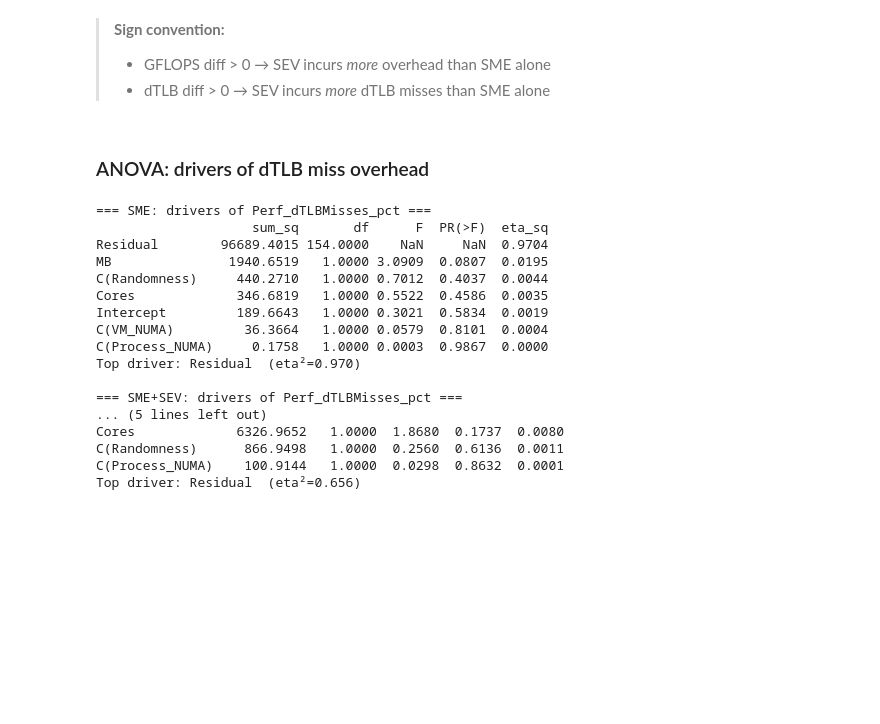
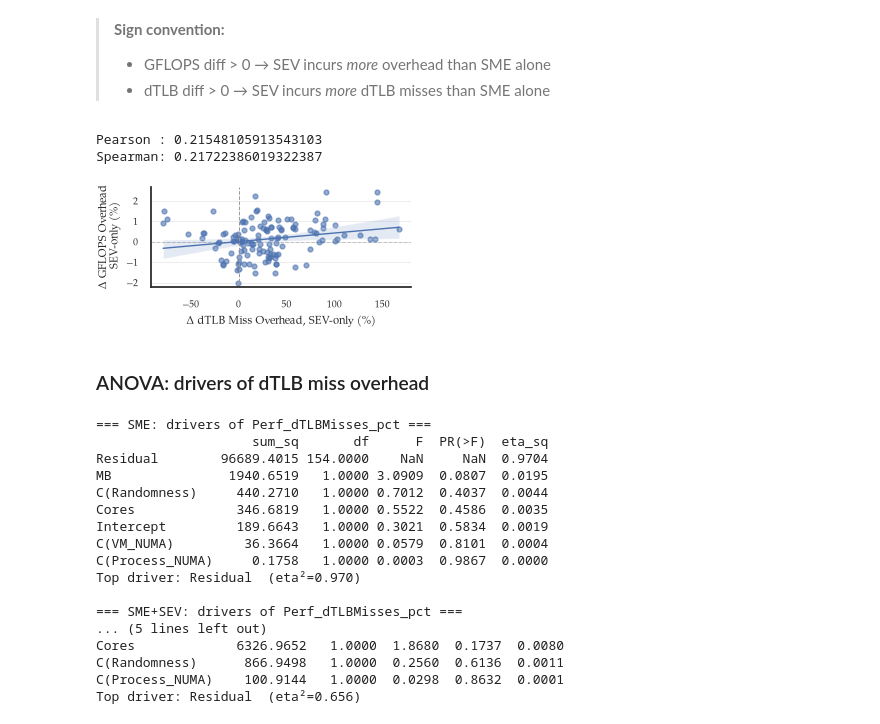
Before and after one commit to engelsm/AMD-CC-Perf, a Jupyter notebook: benchmark/spmv/spmv_analysis.ipynb, the cells around one changed output. Drawn from its saved outputs; the diff is of its cells as text; code cells hidden in the pictures; blank space fills up the shorter version.

```diff
--- a/benchmark/spmv/spmv_analysis.ipynb
+++ b/benchmark/spmv/spmv_analysis.ipynb
@@ -1341,32 +1356,36 @@ print(overhead_df.groupby("Mode")["Perf_dTLBMisses_pct"].aggregate(['median']))
 # %%
 pivot = overhead_df.pivot_table(
     index=["MB", "Cores", "VM_NUMA", "Process_NUMA", "Randomness"],
     columns="Mode",
     values=["SpMV_GFLOPS_pct", "Perf_dTLBMisses_pct"]
 )
 
 pivot.columns = ["_".join(col) for col in pivot.columns]
 
 pivot["GFLOPS_diff"] = ( pivot["SpMV_GFLOPS_pct_SME+SEV"] - pivot["SpMV_GFLOPS_pct_SME"])
 pivot["dTLB_diff"] = ( pivot["Perf_dTLBMisses_pct_SME+SEV"] - pivot["Perf_dTLBMisses_pct_SME"])
 
 corr_df = pivot[["GFLOPS_diff", "dTLB_diff"]].dropna().copy()
 corr_iqr = iqr_filter(corr_df, ["GFLOPS_diff", "dTLB_diff"])
 
 print("Pearson :", corr_iqr["GFLOPS_diff"].corr(corr_iqr["dTLB_diff"], method="pearson"))
 print("Spearman:", corr_iqr["GFLOPS_diff"].corr(corr_iqr["dTLB_diff"], method="spearman"))
 
-fig, ax = plt.subplots(figsize=(cs.COLW, 1.7))
+fig, ax = plt.subplots(figsize=(cs.COLW, 1.3))
 sns.regplot(
     data=corr_iqr, x="dTLB_diff", y="GFLOPS_diff", ax=ax,
     scatter_kws={"s": 12, "alpha": 0.6}, line_kws={"lw": 1},
 )
 cs.zero_line(ax)
 ax.axvline(0, color="#999999", linewidth=0.7, linestyle="--")
 ax.set_xlabel("Δ dTLB Miss Overhead, SEV-only (%)")
-ax.set_ylabel("Δ GFLOPS Overhead, SEV-only (%)")
+ax.set_ylabel("Δ GFLOPS Overhead\n SEV-only (%)")
 fig.savefig("images/gflops_dtlb_correlation.pdf")
 plt.show()
+# %% [output]
+Pearson : 0.21548105913543103
+Spearman: 0.21722386019322387
+[figure, added]
 # %% [markdown]
 ### ANOVA: drivers of dTLB miss overhead
 # %%
```
Also changed, not shown: parts of 4 cells of this notebook, 1 other file.
